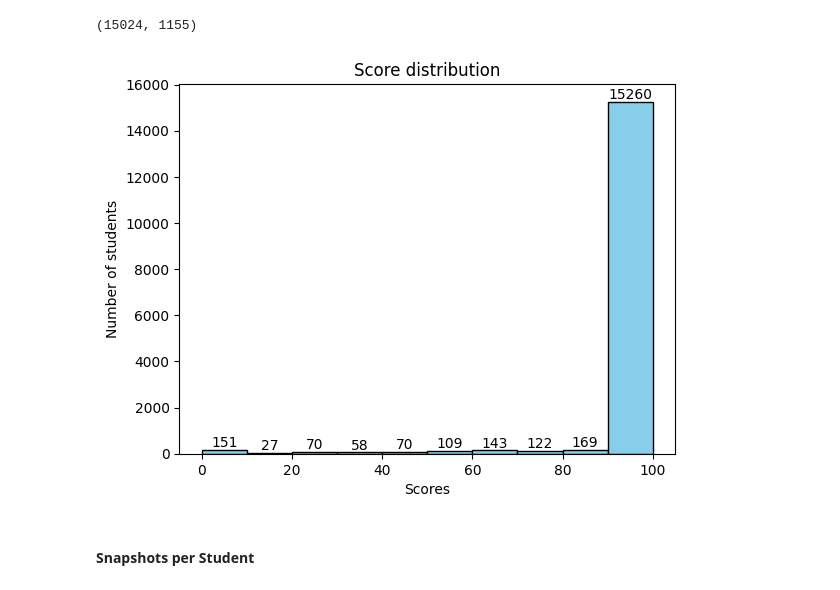
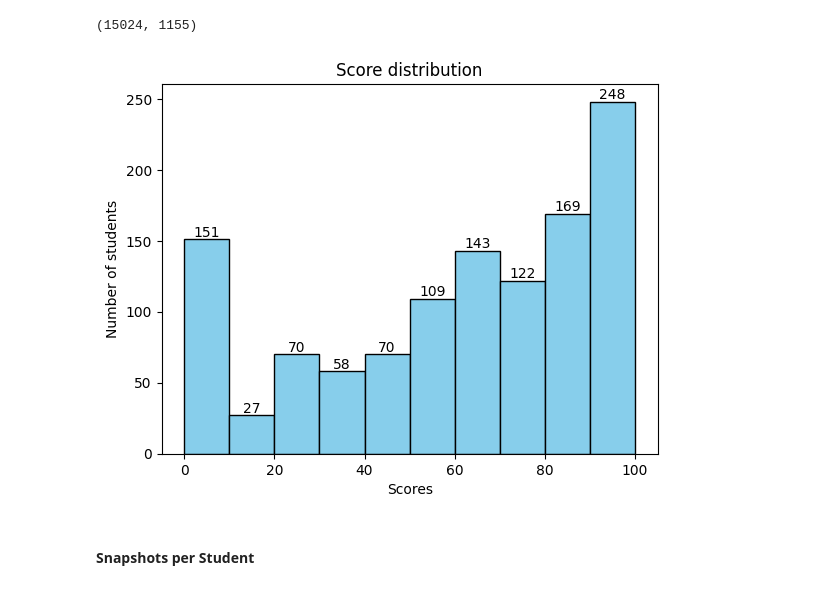
Before and after one commit to nogaschw/Detecting-Struggling-Student-Programmers-using-Proficiency-Taxonomies, a Jupyter notebook: stat_codeworkout.ipynb, the cells around one changed output. Cells and saved outputs as stored; diff of their text form; code cells hidden in the pictures.

```diff
--- a/stat_codeworkout.ipynb
+++ b/stat_codeworkout.ipynb
@@ -73,17 +81,17 @@ len(successfull), len(not_successfull)
 # %% [output]
 (15024, 1155)
 # %%
-x = df['Max.Score'].apply(lambda x: 100 * x)
+x = df[df['success'] == 0]['Max.Score'].apply(lambda x: 100 * x)
 plt.title('Score distribution')
 plt.xlabel('Scores')
 plt.ylabel('Number of students')
 n, bins, patches = plt.hist(x, color='skyblue', edgecolor='black')
 for i in range(len(patches)):
     plt.text(patches[i].get_x() + patches[i].get_width() / 2, patches[i].get_height(), int(patches[i].get_height()), ha='center', va='bottom')
 
 plt.show()
 # %% [output]
-[figure, old version]
+[figure, new version]
 # %% [markdown]
 #### Snapshots per Student
 # %%
```
Also changed, not shown: parts of 33 cells of this notebook, 7 other files.
